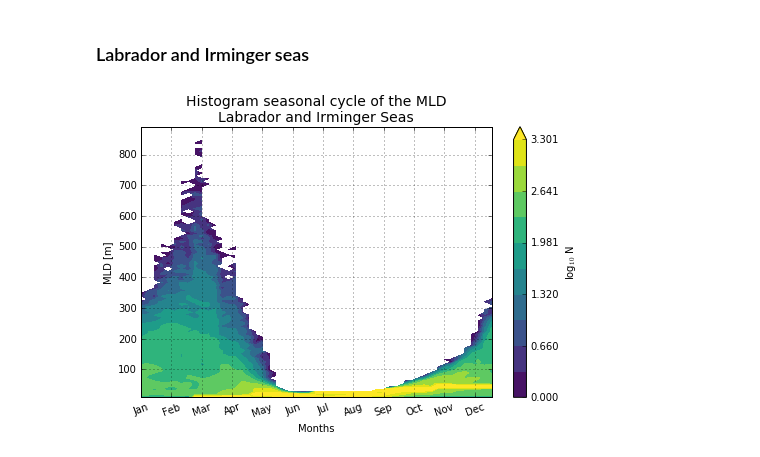
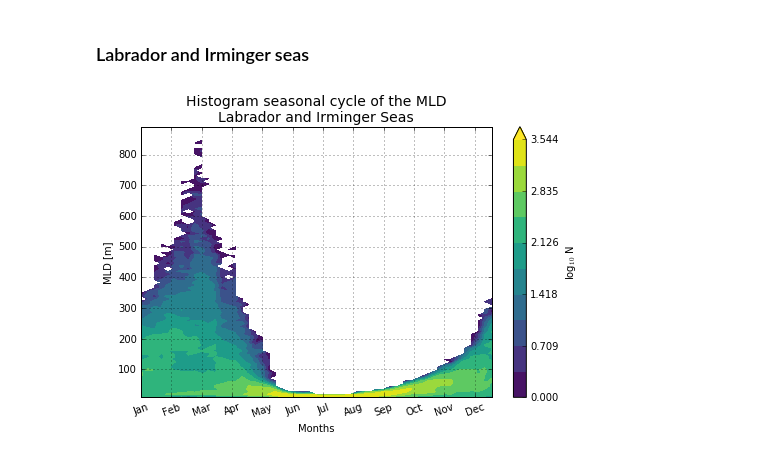
Before and after one commit to LilianG0/MLD-Project, a Jupyter notebook: Notebooks/Finals/PDF-Time.ipynb, the cells around one changed output. Saved outputs shown, nothing was run; the diff lists cells and outputs as text; code cells hidden in the pictures.

```diff
--- a/Notebooks/Finals/PDF-Time.ipynb
+++ b/Notebooks/Finals/PDF-Time.ipynb
@@ -110,9 +113,14 @@ def Hist_params(data_set, n_bins):
     heigth = np.empty(n_bins)
 
     for i in range(len(data_set.week)):
-        d_frame = data_set[i].to_dataframe().dropna(how='all')
-        hist, bins = np.histogram(d_frame, bins=n_bins, range=(mn, mx), normed=False)
+        data = data_set[i].values
+        data = np.reshape(data, (data.shape[0]* data.shape[1]), order='F')
+        data = data[~np.isnan(data)]
+
+        hist, bins = np.histogram(data, bins=n_bins, range=(mn, mx), normed=False)
         heigth = np.vstack((heigth, hist))
+        ## Just checking the number of grid points agrees
+        #print(data.size, hist.sum())
 
     h = np.delete(heigth, 0, 0)
 
@@ -147,12 +155,16 @@ def PDF_time(fig, ax, data_set, mini, maxi, n_bins, *limits):
         n_bins : integer
             Is the number of bins we assign for the histogram
 
+        limits : float (tuple)
+            Lower and upper limits for the color bar
+
         Output:
         -------
         h : Numpy Arrray
             Array with the parameters of the histogram for each time stamp.
             It has dimension time_stamps x n_bins
     """
+
     x = data_set.week
     y = np.arange(mini, maxi, abs((mini-maxi)/n_bins))
     X, Y = np.meshgrid(x, y)
@@ -287,6 +305,6 @@ c_armor1.coords['time'] = (('time'), weeks)
 ## also masking to get only deep ocean values
 
 coord = 'lab'
-lab1 = Crops(coord, c_armor1, reg_ext)
-lab15 = Crops(coord, c_armor15, reg_ext)
-lab15= Masking(lab15, lab15.to[0,25])
+data1 = Crops(coord, c_armor1, reg_ext)
+data15 = Crops(coord, c_armor15, reg_ext)
+data15= Masking(data15, data15.to[0,25])
@@ -316,42 +349,30 @@ months = ['Jan', 'Feb', 'Mar', 'Apr', 'May', 'Jun',
 # %%
-## Parameters for the histograms
-## number of bins, min&max values
-
-n_bins = 100     #This always integer
-mn = 9.
-mx = 900.
-
-## Parameters for the plot
-## Limits for the vertical axis and name of figure
-clims_l = (0., 2000.)
-fig_title = 'Histogram seasonal cycle of the MLD\nLabrador and Irminger Seas'
+## Name of figure: title
+fig_title = 'Histogram seasonal cycle of the MLD\n' + f_t
 
 ## Variables to plot
-values = lab1.where(lab15.mask==1).groupby('time.week').mean(dim='time')
-
-## Saving params
-save_name = 'Lab-PDF-Seasonal.png'
+values = data1.where(data15.mask==1).groupby('time.week').mean(dim='time')
 # %%
 ## Plotting
 
 #%matplotlib notebook
 
 plt.close()
 
 fig, ax = plt.subplots(nrows=1, ncols=1, figsize=(7,5))
 
-PDF_time(fig, ax, values.mlotst, mn, mx, n_bins, *clims_l)
+PDF_time(fig, ax, values.mlotst, mn, mx, n_bins, *clims)
 
 plt.xlabel('Months')
 plt.ylabel('MLD [m]')
 plt.title(fig_title, fontsize=14)
 
 ## Changing the x-axis:: time -> month-name, using the list
 plt.xticks(np.arange(1, values.week.size, step=4.5), months, rotation=20)
 
 plt.tight_layout()
 plt.grid()
 #plt.savefig(dir_o + save_name, bbox_inches='tight')
 plt.show()
 # %% [output]
-[figure, old version]
+[figure, new version]
```
Also changed, not shown: parts of 6 cells of this notebook.
